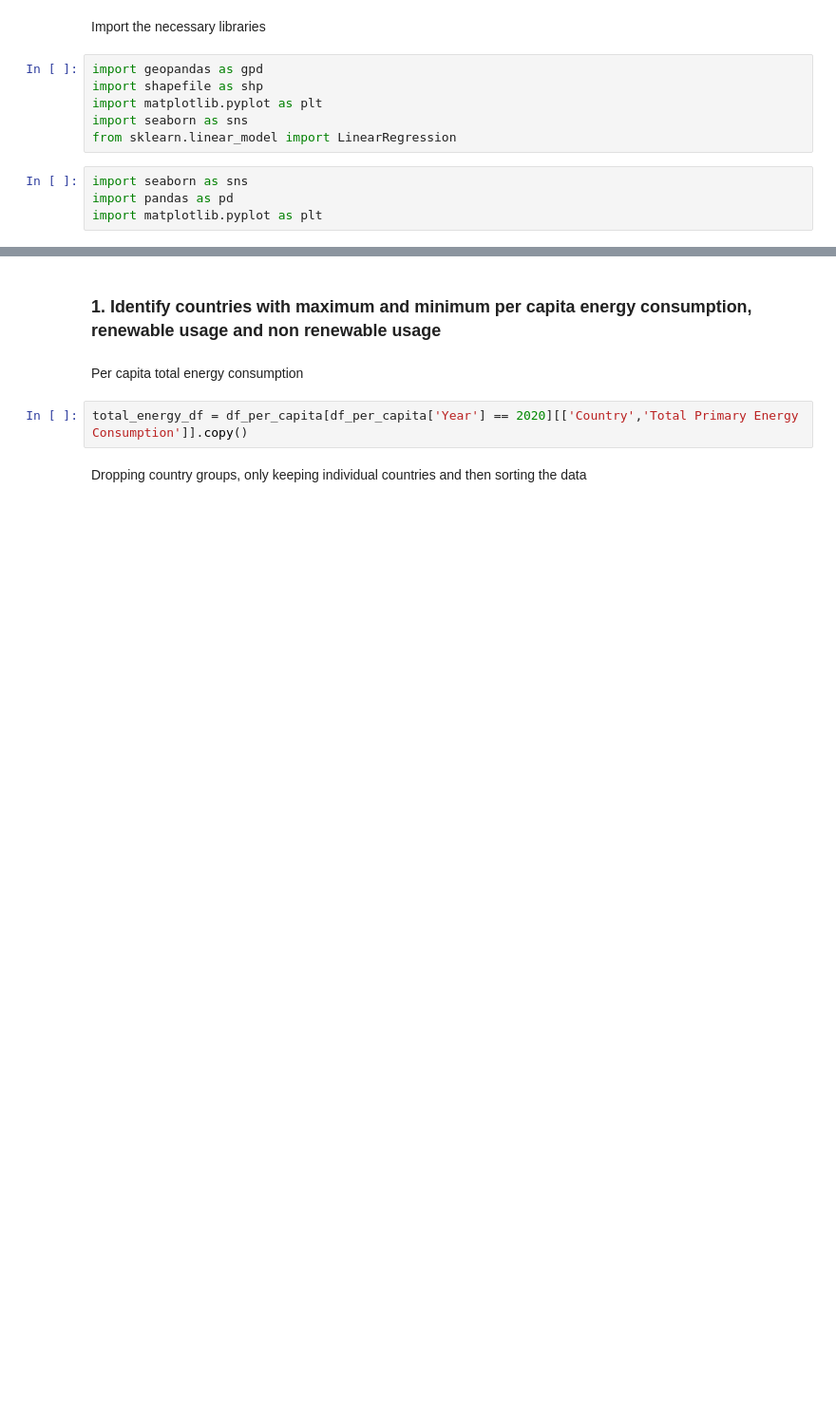
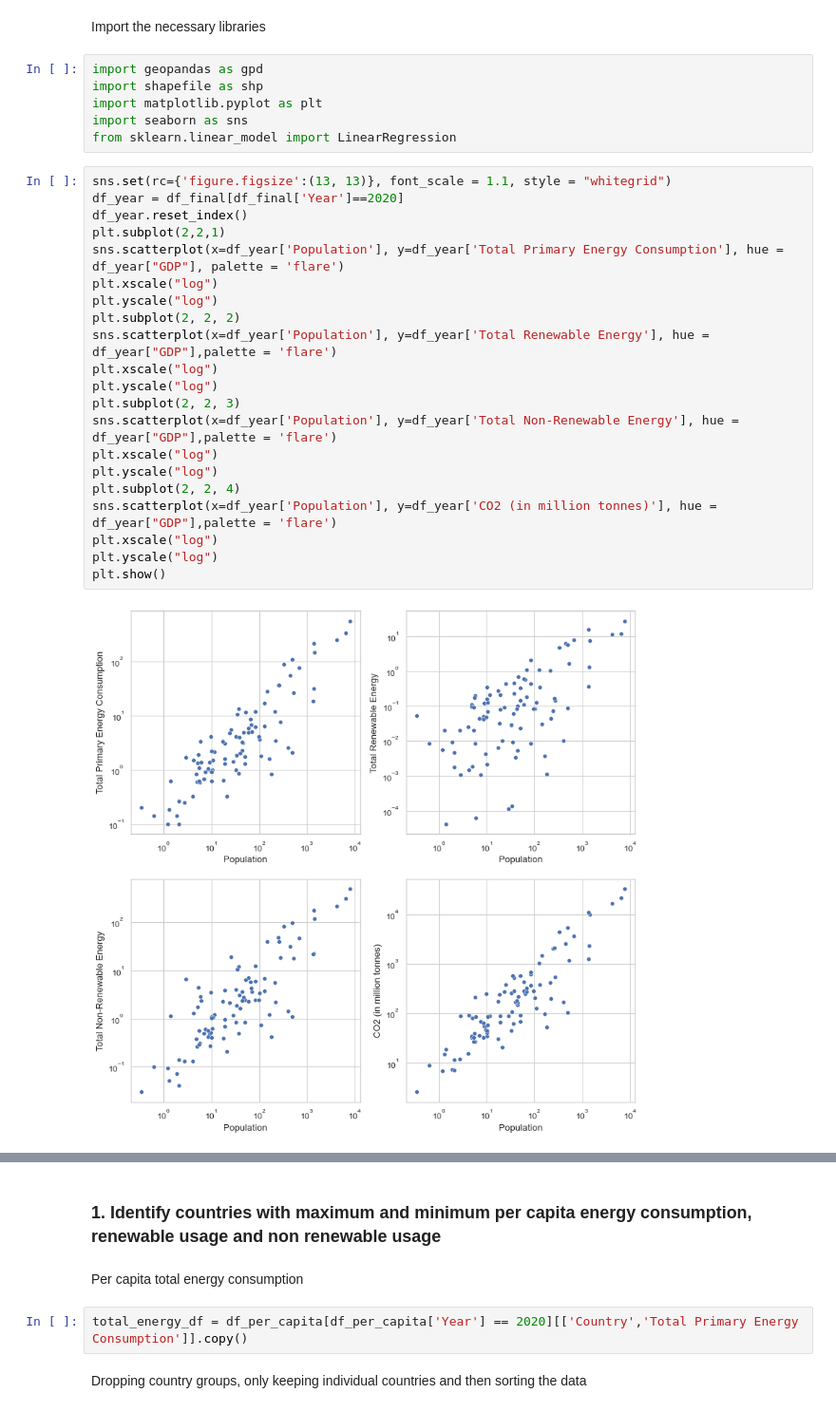
Before and after one commit to PranavaSinghal/DS203-Project, a Jupyter notebook: DS203_project.ipynb, the cells around one changed output, grey strips where cells are left out. Shown at 95% size. Saved outputs shown, nothing was run; the diff lists cells and outputs as text; blank space fills up the shorter version.

```diff
--- a/DS203_project.ipynb
+++ b/DS203_project.ipynb
@@ -1058,7 +1086,26 @@ import shapefile as shp
 import matplotlib.pyplot as plt
 import seaborn as sns
 from sklearn.linear_model import LinearRegression
-# %%
-import seaborn as sns
-import pandas as pd
-import matplotlib.pyplot as plt
+# %%
+sns.set(rc={'figure.figsize':(13, 13)}, font_scale = 1.1, style = "whitegrid")
+df_year = df_final[df_final['Year']==2020]
+df_year.reset_index()
+plt.subplot(2,2,1)
+sns.scatterplot(x=df_year['Population'], y=df_year['Total Primary Energy Consumption'], hue = df_year["GDP"], palette = 'flare')
+plt.xscale("log")
+plt.yscale("log")
+plt.subplot(2, 2, 2)
+sns.scatterplot(x=df_year['Population'], y=df_year['Total Renewable Energy'], hue = df_year["GDP"],palette = 'flare')
+plt.xscale("log")
+plt.yscale("log")
+plt.subplot(2, 2, 3)
+sns.scatterplot(x=df_year['Population'], y=df_year['Total Non-Renewable Energy'], hue = df_year["GDP"],palette = 'flare')
+plt.xscale("log")
+plt.yscale("log")
+plt.subplot(2, 2, 4)
+sns.scatterplot(x=df_year['Population'], y=df_year['CO2 (in million tonnes)'], hue = df_year["GDP"],palette = 'flare')
+plt.xscale("log")
+plt.yscale("log")
+plt.show()
+# %% [output]
+[figure, added]
```
Also changed, not shown: parts of 7 cells of this notebook, 1 other file.
